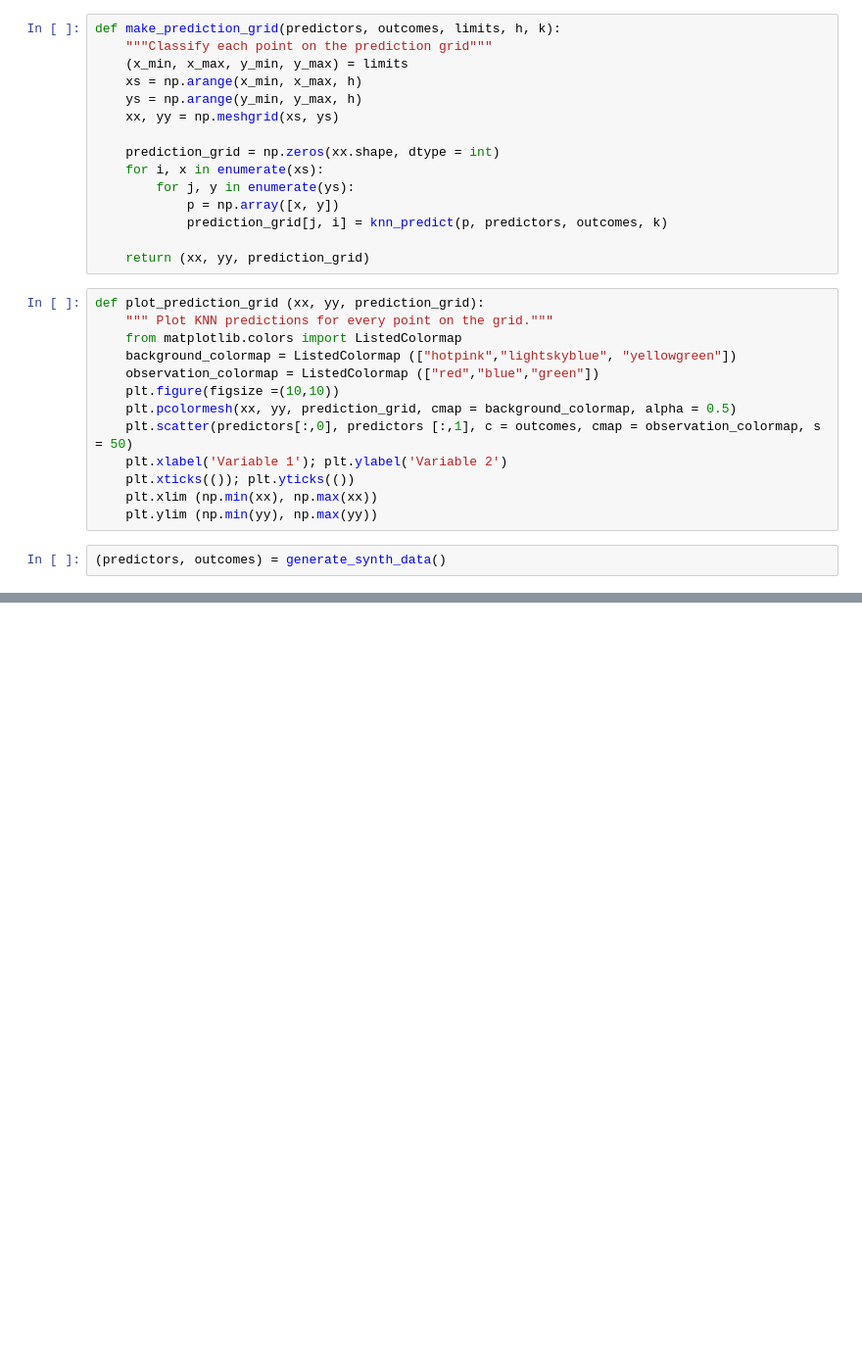
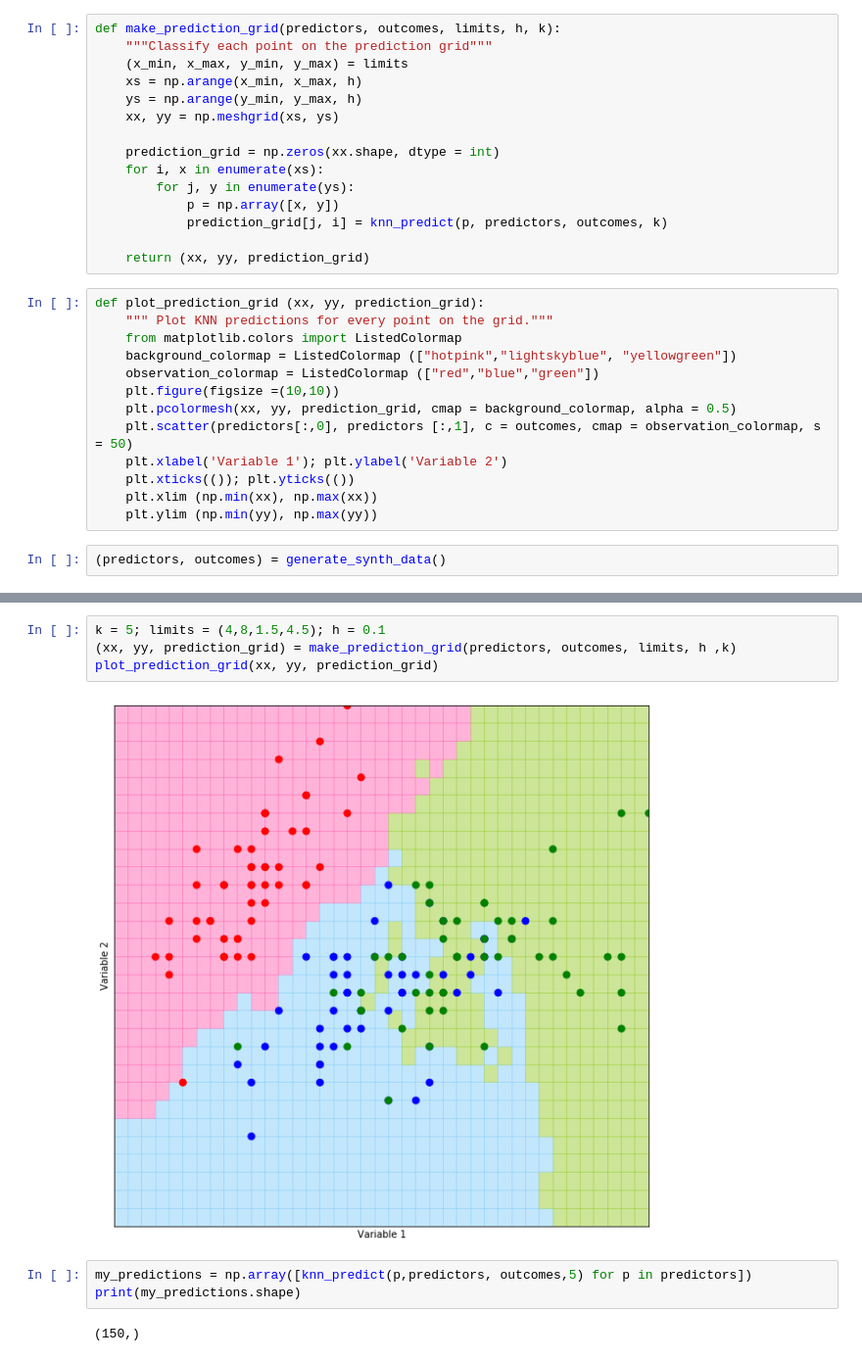
Before and after one commit to YashKarthik/Python-for-Research-edX-Harvard, a Jupyter notebook: Case Studies/KNN_classification/knn_intro.ipynb, the cells around one changed output, grey strips where cells are left out. Shown at 98% size. Saved outputs shown, nothing was run; the diff lists cells and outputs as text; blank space fills up the shorter version.

```diff
--- a/Case Studies/KNN_classification/knn_intro.ipynb
+++ b/Case Studies/KNN_classification/knn_intro.ipynb
@@ -125,0 +153,11 @@ plot_prediction_grid(xx, yy, prediction_grid)
+# %%
+k = 5; limits = (4,8,1.5,4.5); h = 0.1
+(xx, yy, prediction_grid) = make_prediction_grid(predictors, outcomes, limits, h ,k)
+plot_prediction_grid(xx, yy, prediction_grid)
+# %% [output]
+[figure, added]
+# %%
+my_predictions = np.array([knn_predict(p,predictors, outcomes,5) for p in predictors])
+print(my_predictions.shape)
+# %% [output]
+(150,)
```
Also changed, not shown: parts of 14 cells of this notebook.
